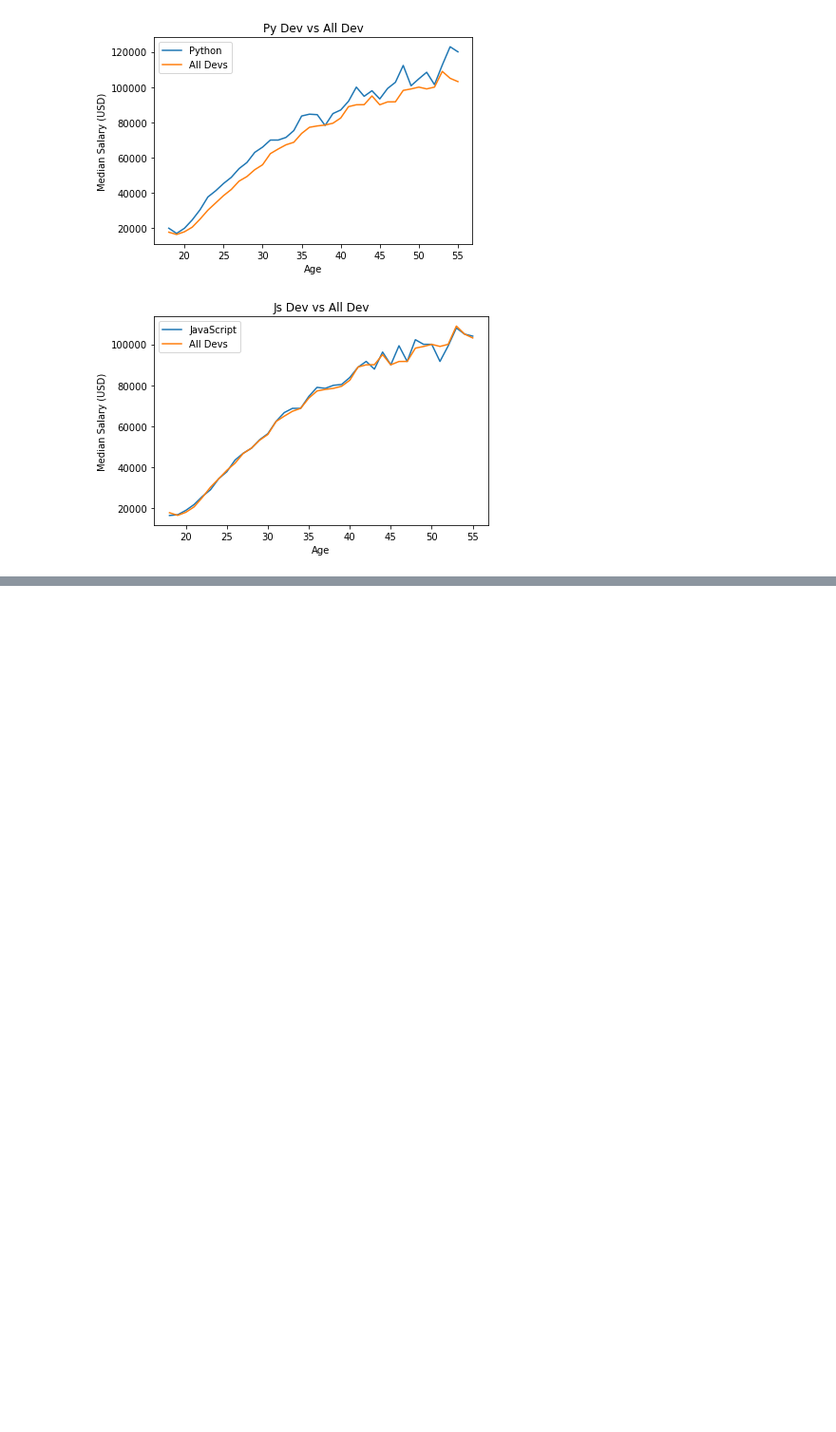
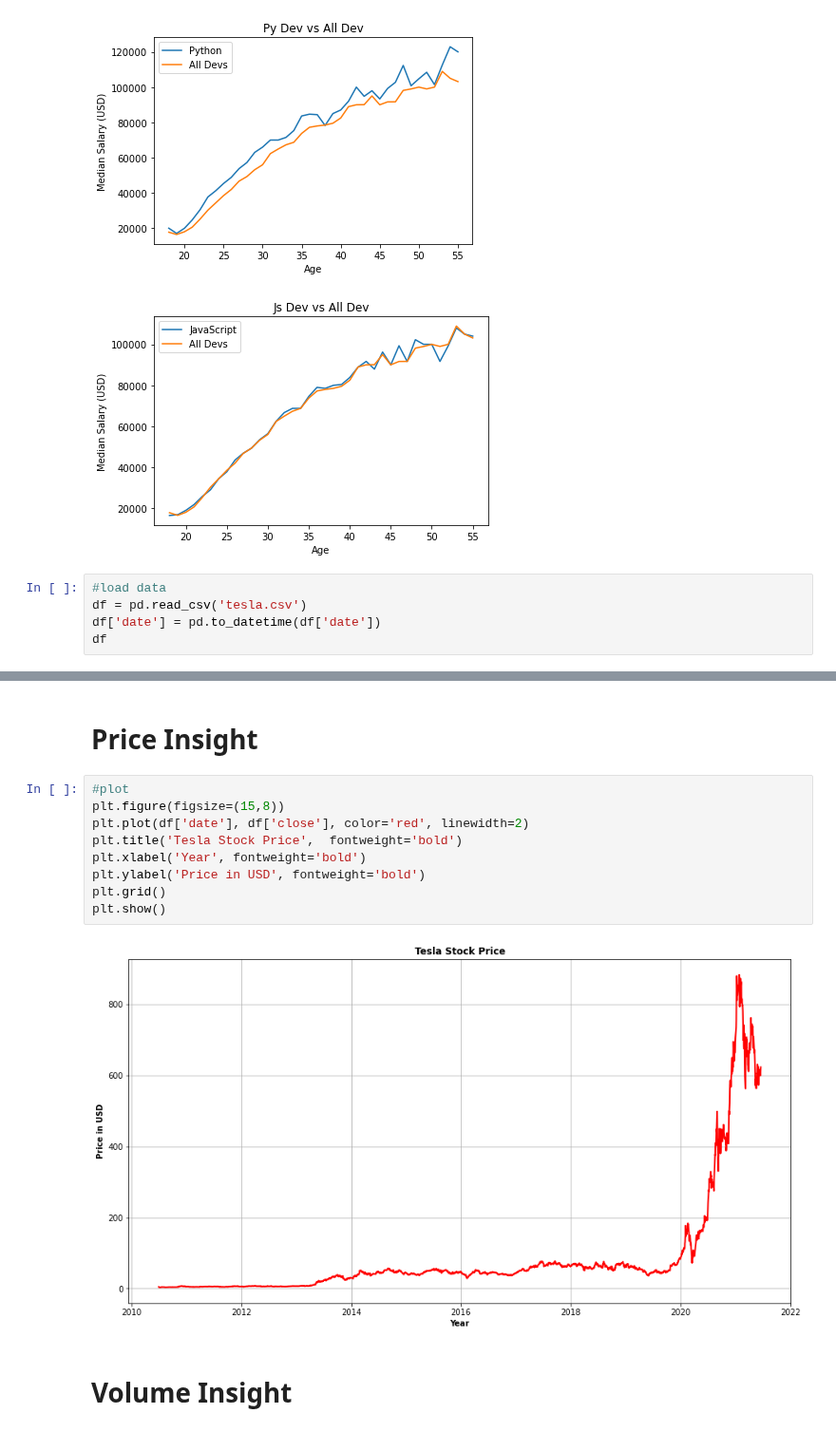
Before and after one commit to arisugiharto/Intermediate_python_batch16, a Jupyter notebook: Materi 5.9 - Sub Plot.ipynb, the cells around one changed output, grey strips where cells are left out. Shown at 95% size. Drawn from its saved outputs; the diff is of its cells as text; blank space fills up the shorter version.

```diff
--- a/Materi 5.9 - Sub Plot.ipynb
+++ b/Materi 5.9 - Sub Plot.ipynb
@@ -108,3 +108,8 @@ plt.show()
 # %% [output]
 [figure]
 [figure]
+# %%
+#load data
+df = pd.read_csv('tesla.csv')
+df['date'] = pd.to_datetime(df['date'])
+df
@@ -110,0 +130,15 @@ plt.show()
+# %% [markdown]
+# Price Insight
+# %%
+#plot
+plt.figure(figsize=(15,8))
+plt.plot(df['date'], df['close'], color='red', linewidth=2)
+plt.title('Tesla Stock Price',  fontweight='bold')
+plt.xlabel('Year', fontweight='bold')
+plt.ylabel('Price in USD', fontweight='bold')
+plt.grid()
+plt.show()
+# %% [output]
+[figure, added]
+# %% [markdown]
+# Volume Insight
```
Also changed, not shown: parts of 6 cells of this notebook, 1 other file.
